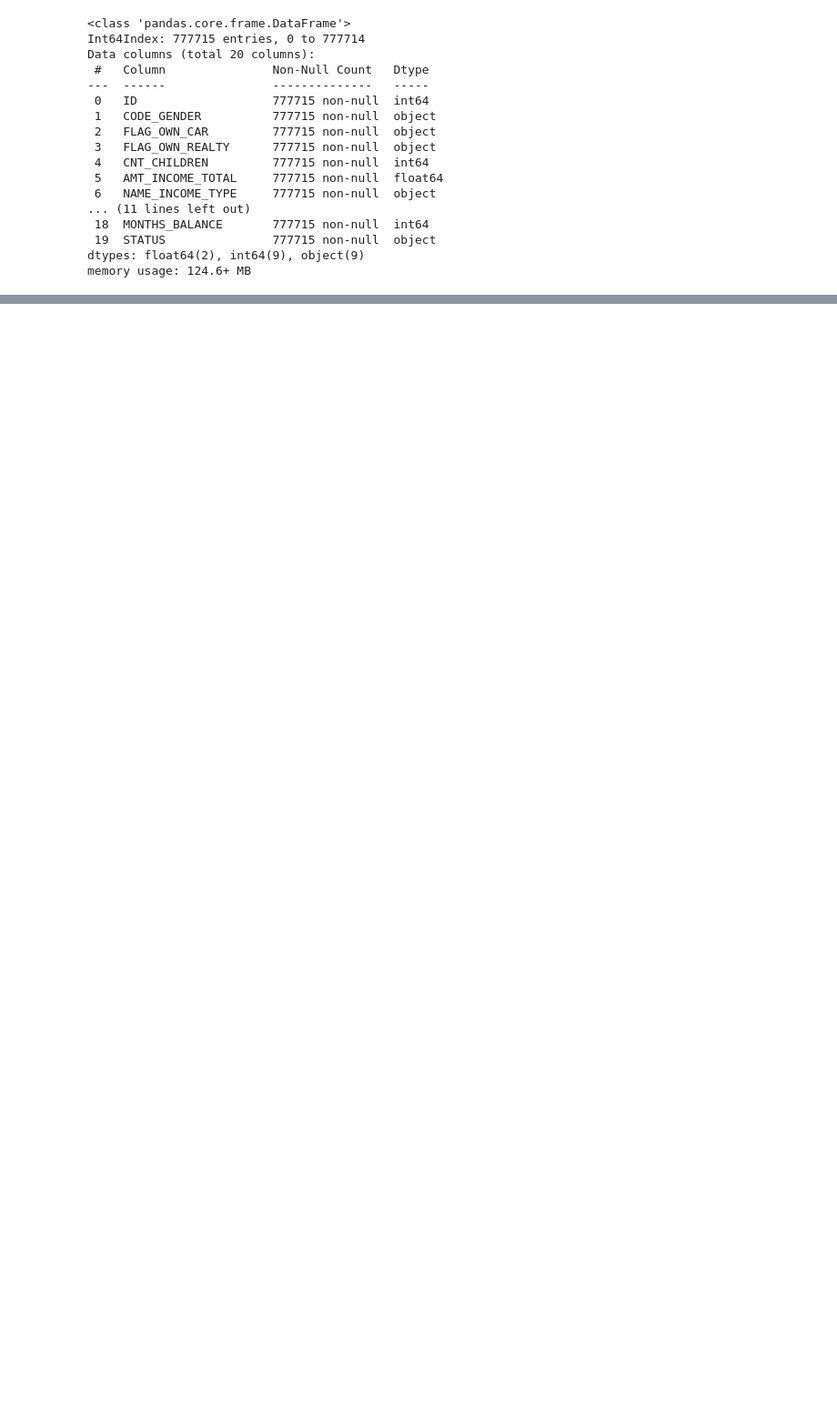
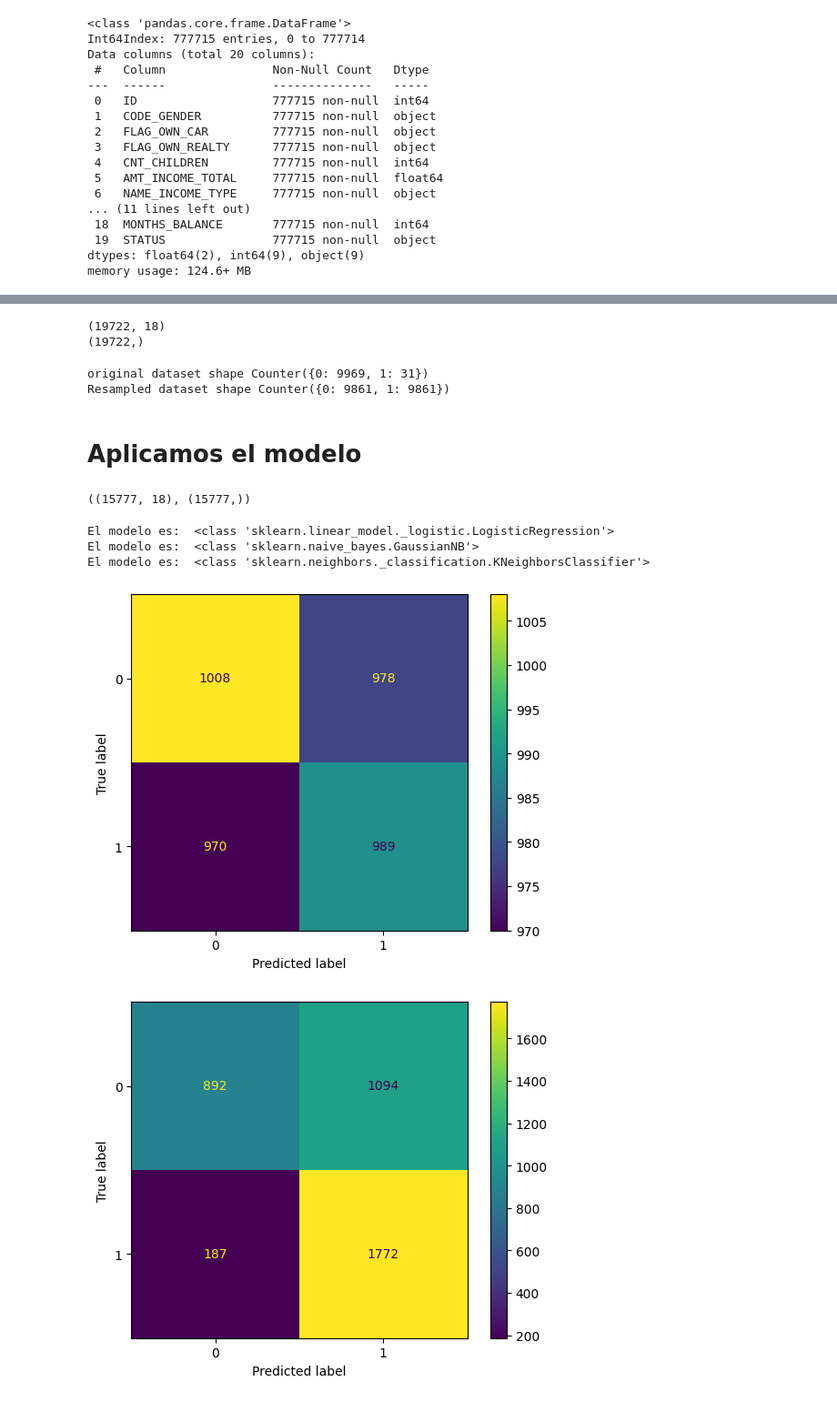
Before and after one commit to eolo-ws/proyecto-2-mineria-de-datos, a Jupyter notebook: proyecto-2-mineria-grupo-5.ipynb, the cells around one changed output, grey strips where cells are left out. Shown at 91% size. Saved outputs shown, nothing was run; the diff lists cells and outputs as text; code cells hidden in the pictures; blank space fills up the shorter version.

```diff
--- a/proyecto-2-mineria-grupo-5.ipynb
+++ b/proyecto-2-mineria-grupo-5.ipynb
@@ -119,0 +426,15 @@ plt.show()
+# %%
+#utilizaremos solo 1000 datos para nuestro problema
+data = data.sample(n=10000, random_state=1)
+
+x=data.drop('TARGET',axis=1)
+y=data['TARGET']
+feature_scale = [feature for feature in data.columns if feature!='TARGET']
+scaler=MinMaxScaler()
+scaler.fit_transform(x)
+
+data = pd.concat([data['TARGET'].reset_index(drop=True),
+                    pd.DataFrame(scaler.transform(x), columns=feature_scale)],
+                    axis=1)
+
+data.head()
@@ -119,0 +457,26 @@ plt.show()
+# %%
+from imblearn.combine import SMOTETomek
+smk=SMOTETomek(random_state=6)
+
+x_res,y_res=smk.fit_resample(x,y)
+print(x_res.shape)
+print(y_res.shape)
+# %% [output]
+(19722, 18)
+(19722,)
+# %%
+from collections import Counter
+
+print('original dataset shape {}'.format(Counter(y)))
+print('Resampled dataset shape {}'.format(Counter(y_res)))
+# %% [output]
+original dataset shape Counter({0: 9969, 1: 31})
+Resampled dataset shape Counter({0: 9861, 1: 9861})
+# %% [markdown]
+# Aplicamos el modelo
+# %%
+from sklearn.model_selection import train_test_split
+x_train,x_test,y_train,y_test=train_test_split(x_res,y_res,test_size=0.2,random_state=567)
+x_train.shape,y_train.shape
+# %% [output]
+((15777, 18), (15777,))
@@ -119,0 +488,17 @@ plt.show()
+# %%
+model_list=[LogisticRegression,GaussianNB,KNeighborsClassifier]
+
+accuracy =[]
+for model in model_list :
+    print("El modelo es: ",model)
+    model = model()
+    model.fit(x_train,y_train)
+    y_pred = model.predict(x_test)
+    ConfusionMatrixDisplay.from_predictions(y_test,y_pred)
+    accuracy.append(accuracy_score(y_test,y_pred))
+# %% [output]
+El modelo es:  <class 'sklearn.linear_model._logistic.LogisticRegression'>
+El modelo es:  <class 'sklearn.naive_bayes.GaussianNB'>
+El modelo es:  <class 'sklearn.neighbors._classification.KNeighborsClassifier'>
+[figure, added]
+[figure, added]
```
Also changed, not shown: parts of 27 cells of this notebook, 1 other file.
